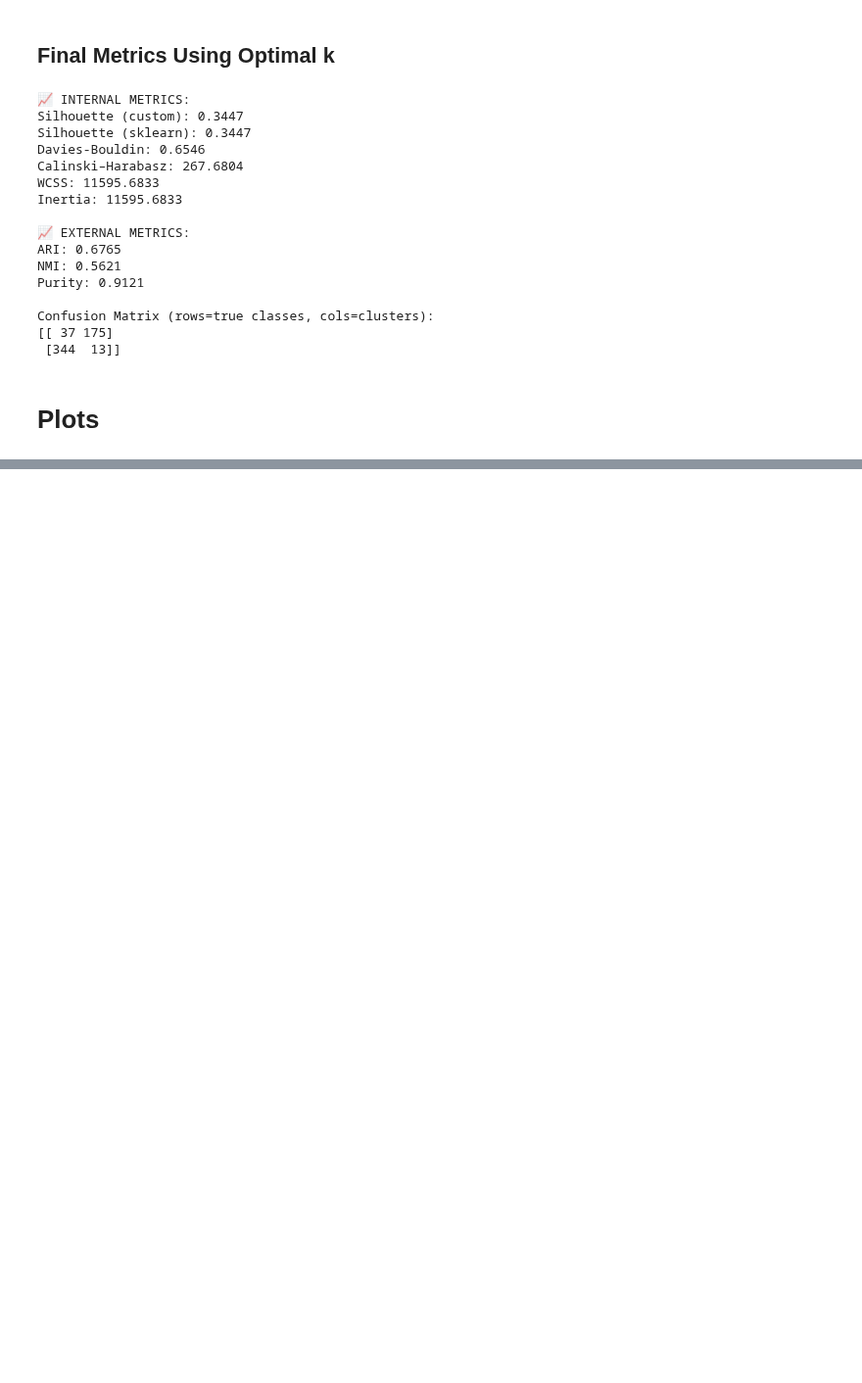
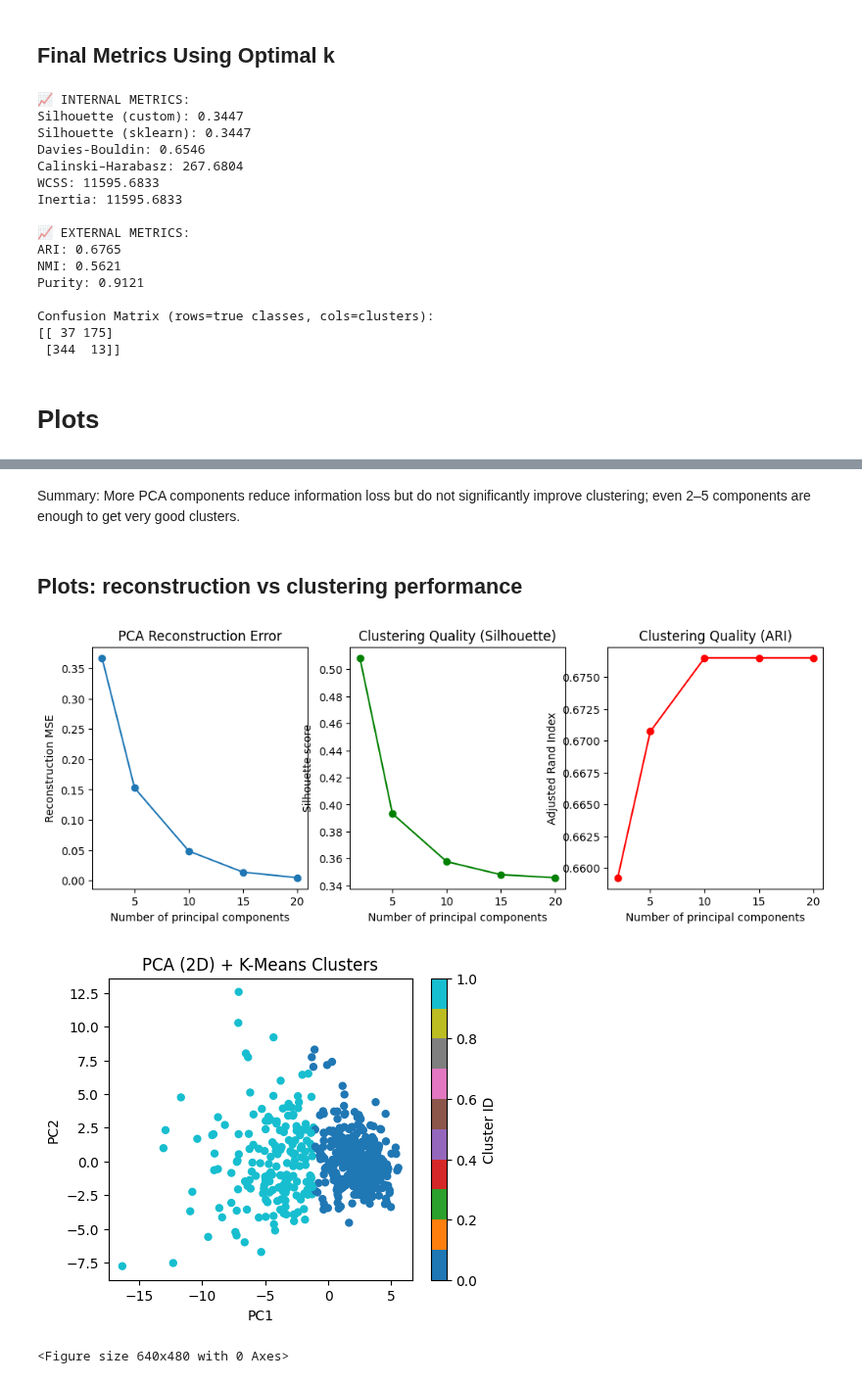
Before and after one commit to habibarezq/ML-Assignments-25, a Jupyter notebook: Assingment-4/notebooks/exp1&3.ipynb, the cells around one changed output, grey strips where cells are left out. Shown at 98% size. Drawn from its saved outputs; the diff is of its cells as text; code cells hidden in the pictures; blank space fills up the shorter version.

```diff
--- a/Assingment-4/notebooks/exp1&3.ipynb
+++ b/Assingment-4/notebooks/exp1&3.ipynb
@@ -270,0 +351,57 @@ Random init 12.3±3.7 iterations
+# %% [markdown]
+Summary: More PCA components reduce information loss but do not significantly improve clustering; even 2–5 components are enough to get very good clusters.
+# %% [markdown]
+## Plots: reconstruction vs clustering performance
+# %%
+# convert results to arrays for plotting
+n_components_arr = np.array([r["n_components"] for r in results_pca_kmeans])
+recon_arr = np.array([r["reconstruction_error"] for r in results_pca_kmeans])
+sil_arr = np.array([r["silhouette_custom"] for r in results_pca_kmeans])
+ari_arr = np.array([r["ari"] for r in results_pca_kmeans])
+
+plt.figure(figsize=(12, 4))
+
+# 1) Reconstruction error vs number of components
+plt.subplot(1, 3, 1)
+plt.plot(n_components_arr, recon_arr, marker='o')
+plt.xlabel("Number of principal components")
+plt.ylabel("Reconstruction MSE")
+plt.title("PCA Reconstruction Error")
+
+# 2) Silhouette vs number of components
+plt.subplot(1, 3, 2)
+plt.plot(n_components_arr, sil_arr, marker='o', color='green')
+plt.xlabel("Number of principal components")
+plt.ylabel("Silhouette score")
+plt.title("Clustering Quality (Silhouette)")
+
+# 3) ARI vs number of components
+plt.subplot(1, 3, 3)
+plt.plot(n_components_arr, ari_arr, marker='o', color='red')
+plt.xlabel("Number of principal components")
+plt.ylabel("Adjusted Rand Index")
+plt.title("Clustering Quality (ARI)")
+
+# 4) Cluster assignments overlaid on 2D projections
+X_pca_2d = X_pca[:, :2]
+
+plt.figure(figsize=(5, 4))
+scatter = plt.scatter(
+    X_pca_2d[:, 0],
+    X_pca_2d[:, 1],
+    c=labels_pca,      # cluster assignments from K-Means
+    cmap='tab10',
+    s=25
+)
+plt.xlabel("PC1")
+plt.ylabel("PC2")
+plt.title("PCA (2D) + K-Means Clusters")
+plt.colorbar(scatter, label="Cluster ID")
+plt.show()
+
+plt.tight_layout()
+plt.show()
+# %% [output]
+[figure, added]
+[figure, added]
+<Figure size 640x480 with 0 Axes>
```
Also changed, not shown: parts of 12 cells of this notebook.
